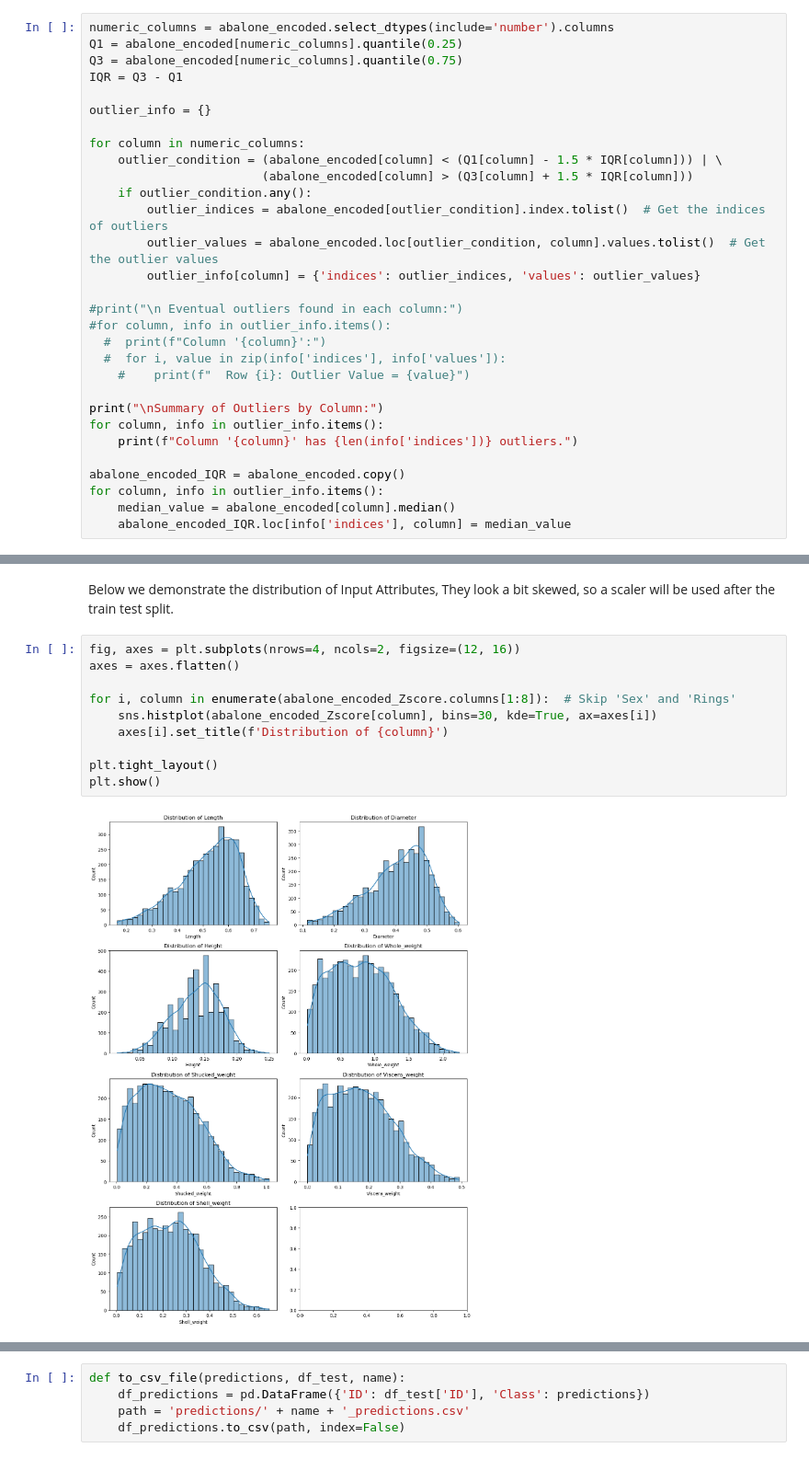
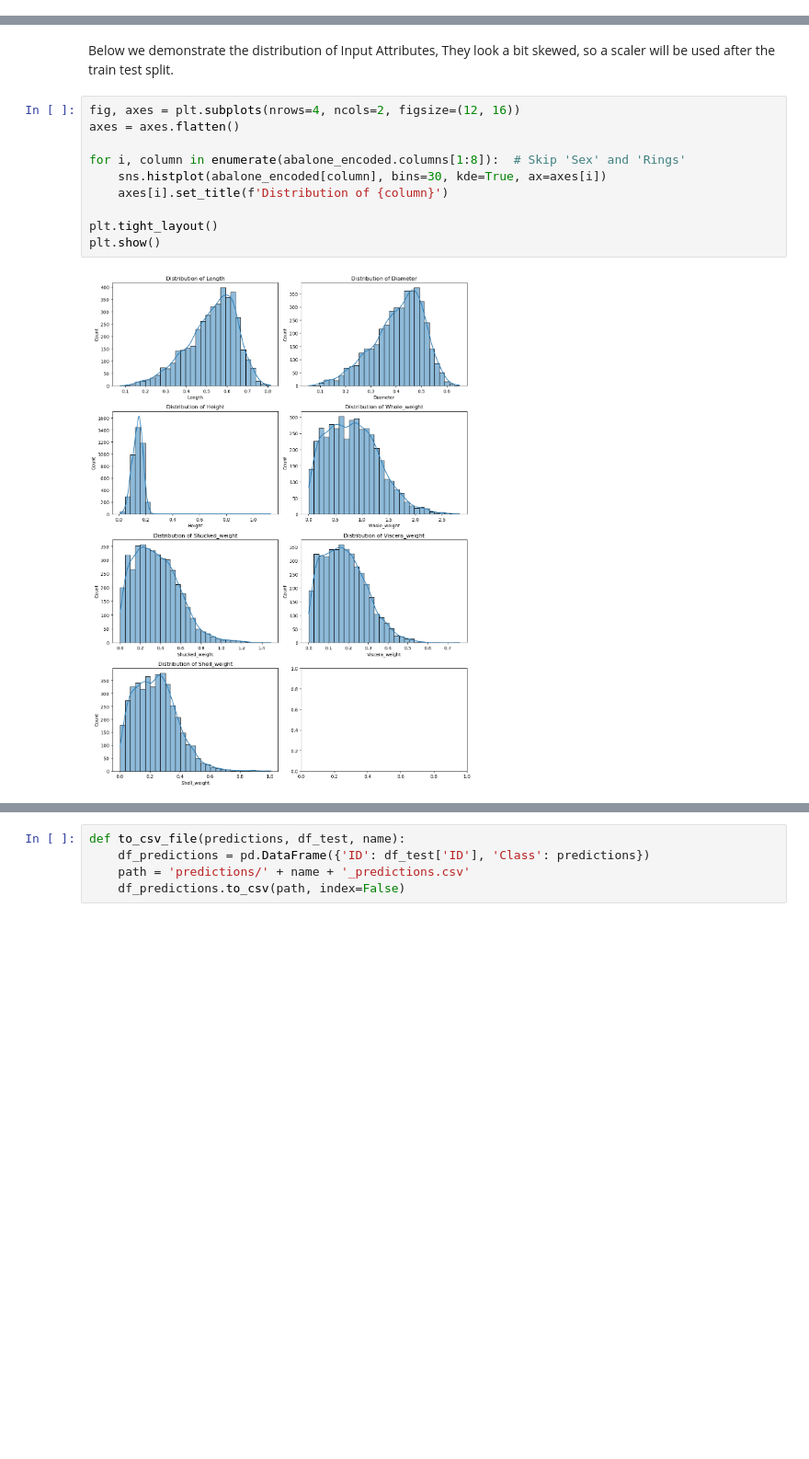
Before and after one commit to claraelisabeth/MachineLearning, a Jupyter notebook: abalone.ipynb, the cells around one changed output, grey strips where cells are left out. Shown at 92% size. Drawn from its saved outputs; the diff is of its cells as text; blank space fills up the shorter version.

```diff
--- a/abalone.ipynb
+++ b/abalone.ipynb
@@ -162,33 +168,3 @@ plt.show()
 [figure]
 # %% [markdown]
 As for outlier detection we can look at them viusally through histograms, scatter plots or boxplots, we decided to stick to the Interquartile Range (IQR) and also look at the z-score as comparison.
-# %%
-numeric_columns = abalone_encoded.select_dtypes(include='number').columns
-Q1 = abalone_encoded[numeric_columns].quantile(0.25)
-Q3 = abalone_encoded[numeric_columns].quantile(0.75)
-IQR = Q3 - Q1
-
-outlier_info = {}
-
-for column in numeric_columns:
-    outlier_condition = (abalone_encoded[column] < (Q1[column] - 1.5 * IQR[column])) | \
-                        (abalone_encoded[column] > (Q3[column] + 1.5 * IQR[column]))
-    if outlier_condition.any():
-        outlier_indices = abalone_encoded[outlier_condition].index.tolist()  # Get the indices of outliers
-        outlier_values = abalone_encoded.loc[outlier_condition, column].values.tolist()  # Get the outlier values
-        outlier_info[column] = {'indices': outlier_indices, 'values': outlier_values}
-
-#print("\n Eventual outliers found in each column:")
-#for column, info in outlier_info.items():
-  #  print(f"Column '{column}':")
-  #  for i, value in zip(info['indices'], info['values']):
-    #    print(f"  Row {i}: Outlier Value = {value}")
-
-print("\nSummary of Outliers by Column:")
-for column, info in outlier_info.items():
-    print(f"Column '{column}' has {len(info['indices'])} outliers.")
-
-abalone_encoded_IQR = abalone_encoded.copy()
-for column, info in outlier_info.items():
-    median_value = abalone_encoded[column].median()
-    abalone_encoded_IQR.loc[info['indices'], column] = median_value
@@ -305,12 +192,12 @@ Below we demonstrate the distribution of Input Attributes, They look a bit skewe
 # %%
 fig, axes = plt.subplots(nrows=4, ncols=2, figsize=(12, 16))
 axes = axes.flatten()
 
-for i, column in enumerate(abalone_encoded_Zscore.columns[1:8]):  # Skip 'Sex' and 'Rings'
-    sns.histplot(abalone_encoded_Zscore[column], bins=30, kde=True, ax=axes[i])
+for i, column in enumerate(abalone_encoded.columns[1:8]):  # Skip 'Sex' and 'Rings'
+    sns.histplot(abalone_encoded[column], bins=30, kde=True, ax=axes[i])
     axes[i].set_title(f'Distribution of {column}')
 
 plt.tight_layout()
 plt.show()
 # %% [output]
-[figure, old version]
+[figure, new version]
```
Also changed, not shown: parts of 63 cells of this notebook.
